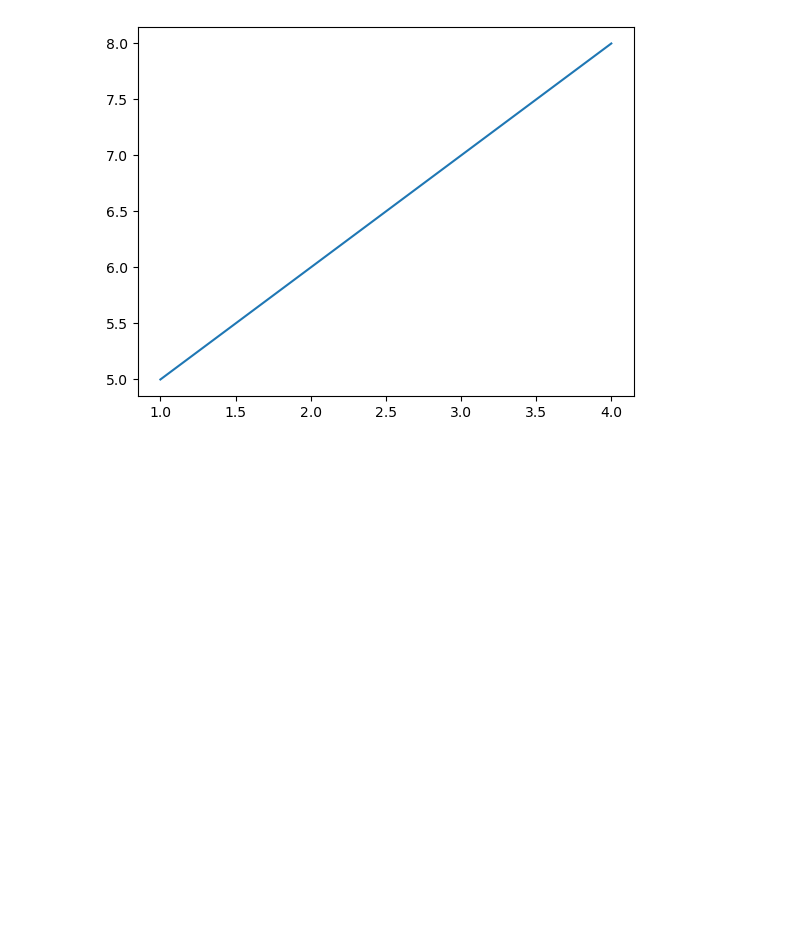
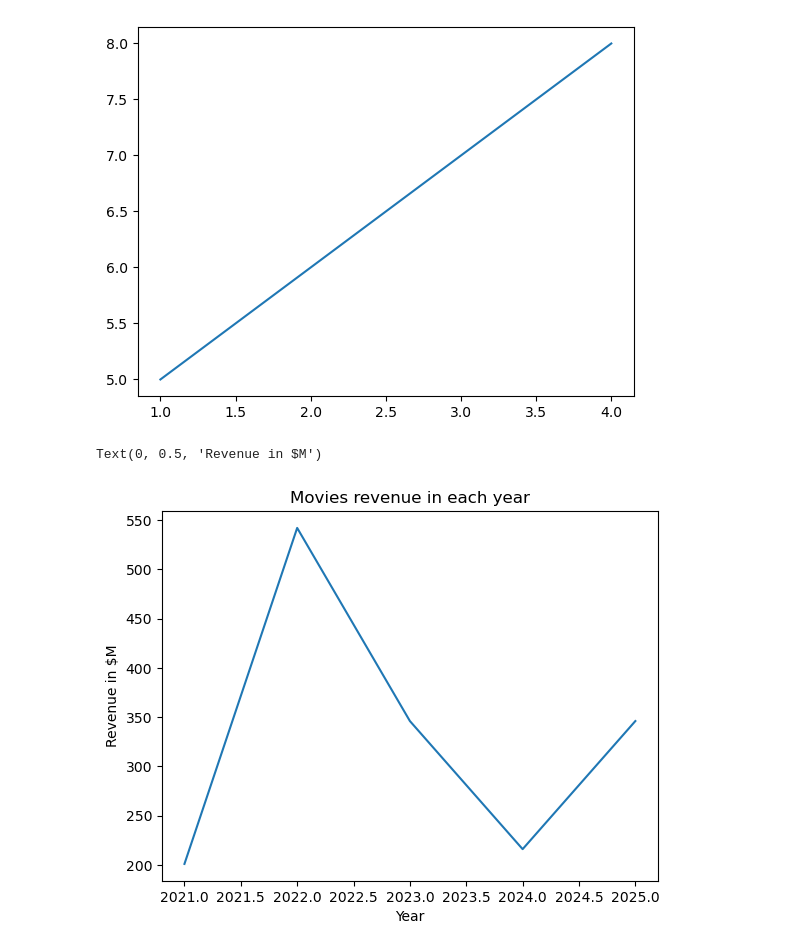
Before and after one commit to Kashinathmali88/AI-ML, a Jupyter notebook: matplotlib.ipynb, the cells around one changed output. Cells and saved outputs as stored; diff of their text form; code cells hidden in the pictures; blank space fills up the shorter version.

Commit message:
line plot

```diff
--- a/matplotlib.ipynb
+++ b/matplotlib.ipynb
@@ -8,3 +8,16 @@ plt.plot(x,y) # line plot
 plt.show()
 # %% [output]
 [figure]
+# %%
+# Real data
+
+years = [2021,2022,2023,2024,2025]
+revenue = [201,542,346,216,346]
+
+plt.plot(years,revenue)
+plt.title("Movies revenue in each year")
+plt.xlabel("Year")
+plt.ylabel("Revenue in $M")
+# %% [output]
+Text(0, 0.5, 'Revenue in $M')
+[figure, added]
```
Also changed, not shown: parts of 1 cell of this notebook, 1 other file.
